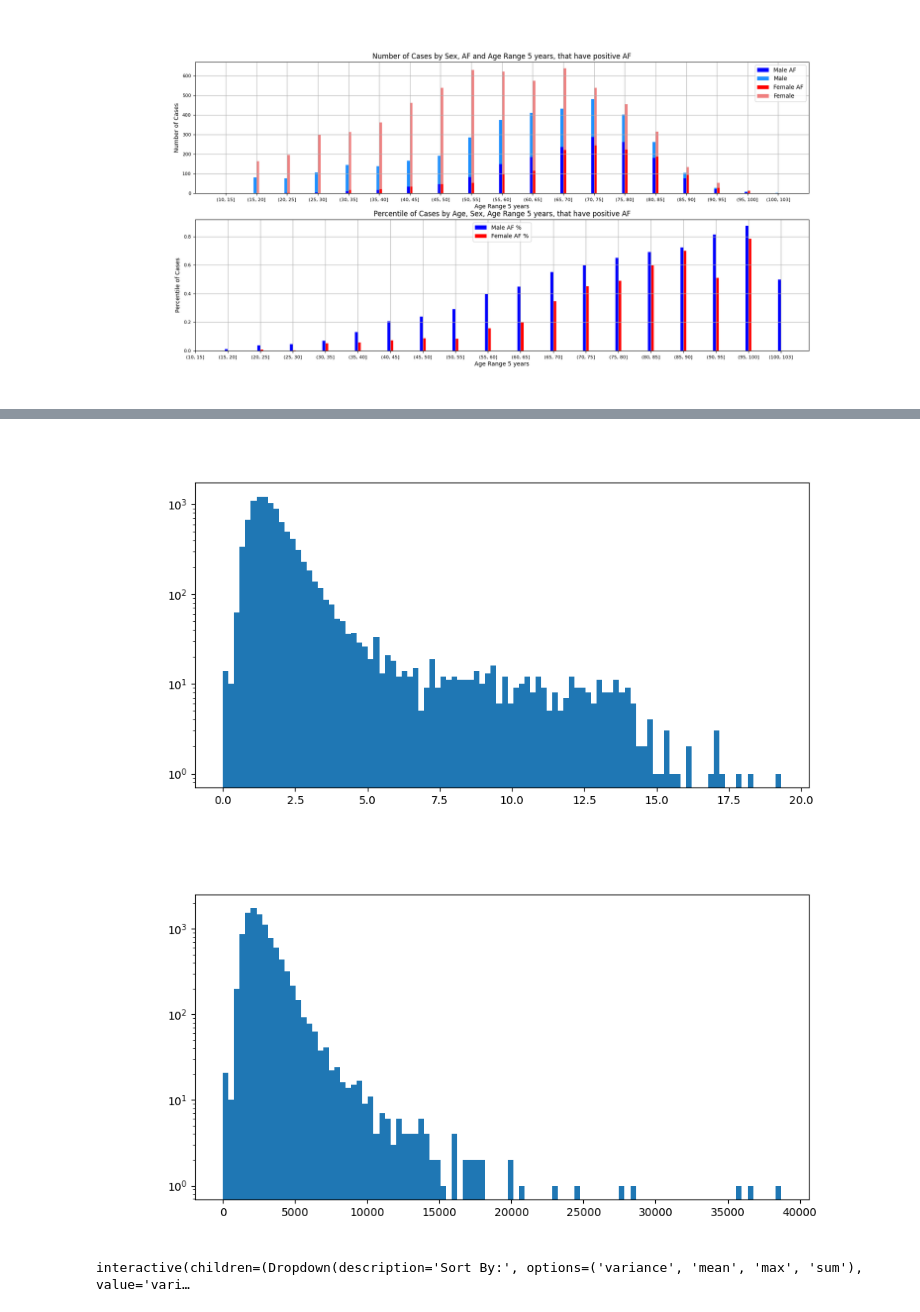
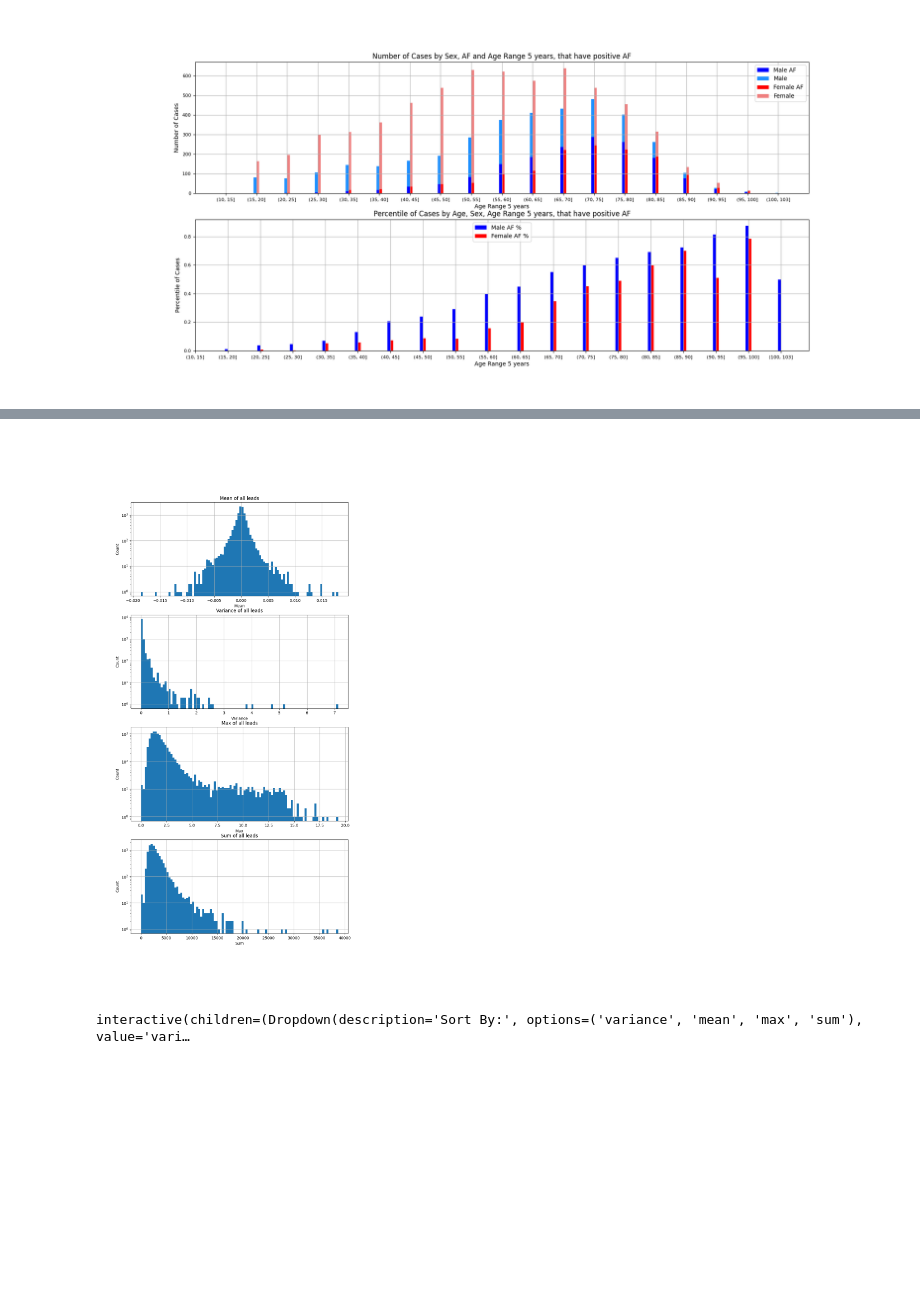
Before and after one commit to Arty-Facts/wasp_al_and_ml_2023, a Jupyter notebook: module3/assignment_ecg_classification.ipynb, the cells around one changed output, grey strips where cells are left out. Saved outputs shown, nothing was run; the diff lists cells and outputs as text; code cells hidden in the pictures; blank space fills up the shorter version.

```diff
--- a/module3/assignment_ecg_classification.ipynb
+++ b/module3/assignment_ecg_classification.ipynb
@@ -328,15 +316,34 @@ ax.hist(variances, bins=100, log=True);
-# %%
-maxs = np.max(data, axis=(1, 2))
-fig, ax = plt.subplots(1, 1, figsize=(10, 5))
-ax.hist(maxs, bins=100, log=True);
-# %% [output]
-[figure, removed]
-# %%
-sums = np.sum(np.abs(data), axis=(1, 2))
-fig, ax = plt.subplots(1, 1, figsize=(10, 5))
-ax.hist(sums, bins=100, log=True);
-# %% [output]
-[figure, removed]
+# %%
+means = np.mean(data, axis=(1, 2))
+fig, ax = plt.subplots(4, 1, figsize=(10, 20))
+ax[0].hist(means, bins=100, log=True)
+ax[0].set_title('Mean of all leads')
+ax[0].set_xlabel('Mean')
+ax[0].set_ylabel('Count')
+ax[0].grid(True)
+
+variances = np.var(data, axis=(1, 2))
+ax[1].hist(variances, bins=100, log=True)
+ax[1].set_title('Variance of all leads')
+ax[1].set_xlabel('Variance')
+ax[1].set_ylabel('Count')
+ax[1].grid(True)
+
+maxs = np.max(data, axis=(1, 2))
+ax[2].hist(maxs, bins=100, log=True)
+ax[2].set_title('Max of all leads')
+ax[2].set_xlabel('Max')
+ax[2].set_ylabel('Count')
+ax[2].grid(True)
+
+sums = np.sum(np.abs(data), axis=(1, 2))
+ax[3].hist(sums, bins=100, log=True)
+ax[3].set_title('Sum of all leads')
+ax[3].set_xlabel('Sum')
+ax[3].set_ylabel('Count')
+ax[3].grid(True)
+# %% [output]
+[figure, added]
 # %%
 sort_by={
     'variance': np.argsort(variances)[::-1],
```
Also changed, not shown: parts of 16 cells of this notebook, 1 other file.
